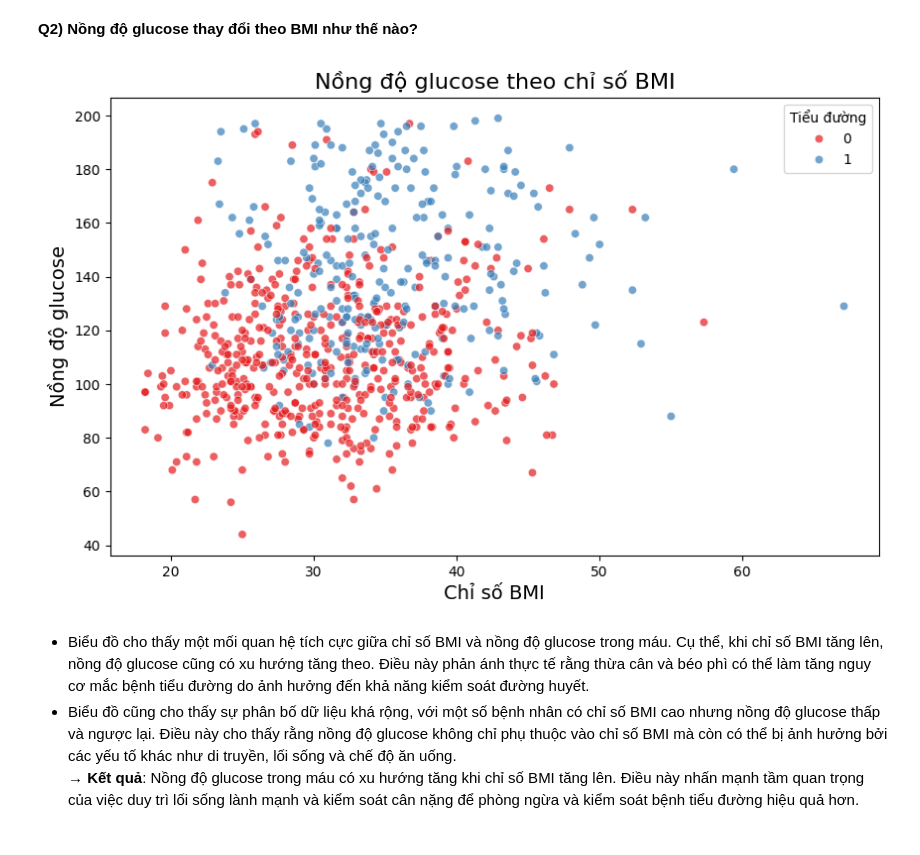
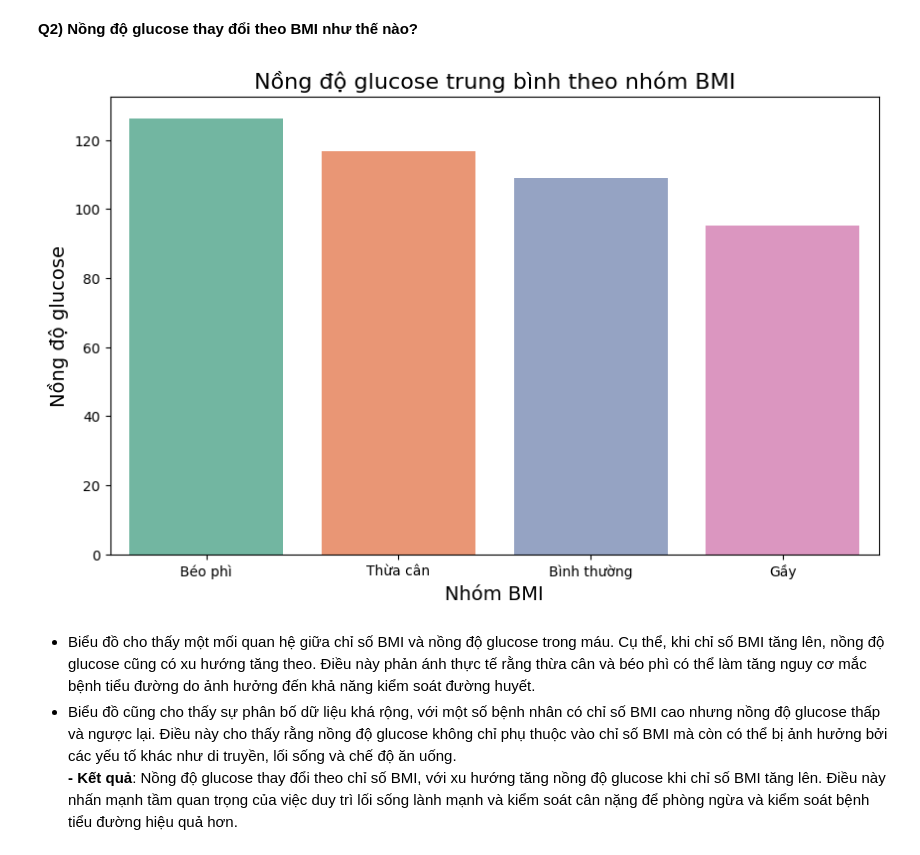
Before and after one commit to Mint0511/PTDL-25-26, a Jupyter notebook: code_ngan_(1-2).ipynb, the cells around one changed output. Saved outputs shown, nothing was run; the diff lists cells and outputs as text; code cells hidden in the pictures.

```diff
--- a/code_ngan_(1-2).ipynb
+++ b/code_ngan_(1-2).ipynb
@@ -594,17 +594,16 @@ plt.show()
 # %% [markdown]
 **Q2) Nồng độ glucose thay đổi theo BMI như thế nào?**
 # %%
-# Biểu đồ scatter plot thể hiện mối quan hệ giữa chỉ số BMI và nồng độ glucose trong máu, với màu sắc biểu thị tình trạng tiểu đường (Outcome).
+# Biểu đồ bar chart thể hiện nồng độ glucose trung bình theo nhóm BMI.
 plt.figure(figsize=(10, 6))
-sns.scatterplot(x='BMI', y='Glucose', hue='Outcome', data=df1, palette='Set1', alpha=0.7)
-plt.title('Nồng độ glucose theo chỉ số BMI', fontsize=16)
-plt.xlabel('Chỉ số BMI', fontsize=14)
+sns.barplot(x='BMI_Category', y='Glucose', data=df1, hue='BMI_Category', palette='Set2', legend=False, errorbar=None)
+plt.title('Nồng độ glucose trung bình theo nhóm BMI', fontsize=16)
+plt.xlabel('Nhóm BMI', fontsize=14)
 plt.ylabel('Nồng độ glucose', fontsize=14)
-plt.legend(title='Tiểu đường', loc='upper right')
 plt.show()
 # %% [output]
-[figure, old version]
+[figure, new version]
 # %% [markdown]
-- Biểu đồ cho thấy một mối quan hệ tích cực giữa chỉ số BMI và nồng độ glucose trong máu. Cụ thể, khi chỉ số BMI tăng lên, nồng độ glucose cũng có xu hướng tăng theo. Điều này phản ánh thực tế rằng thừa cân và béo phì có thể làm tăng nguy cơ mắc bệnh tiểu đường do ảnh hưởng đến khả năng kiểm soát đường huyết.
+- Biểu đồ cho thấy một mối quan hệ giữa chỉ số BMI và nồng độ glucose trong máu. Cụ thể, khi chỉ số BMI tăng lên, nồng độ glucose cũng có xu hướng tăng theo. Điều này phản ánh thực tế rằng thừa cân và béo phì có thể làm tăng nguy cơ mắc bệnh tiểu đường do ảnh hưởng đến khả năng kiểm soát đường huyết.
 - Biểu đồ cũng cho thấy sự phân bố dữ liệu khá rộng, với một số bệnh nhân có chỉ số BMI cao nhưng nồng độ glucose thấp và ngược lại. Điều này cho thấy rằng nồng độ glucose không chỉ phụ thuộc vào chỉ số BMI mà còn có thể bị ảnh hưởng bởi các yếu tố khác như di truyền, lối sống và chế độ ăn uống.
-→ **Kết quả**: Nồng độ glucose trong máu có xu hướng tăng khi chỉ số BMI tăng lên. Điều này nhấn mạnh tầm quan trọng của việc duy trì lối sống lành mạnh và kiểm soát cân nặng để phòng ngừa và kiểm soát bệnh tiểu đường hiệu quả hơn.
+**- Kết quả**: Nồng độ glucose thay đổi theo chỉ số BMI, với xu hướng tăng nồng độ glucose khi chỉ số BMI tăng lên. Điều này nhấn mạnh tầm quan trọng của việc duy trì lối sống lành mạnh và kiểm soát cân nặng để phòng ngừa và kiểm soát bệnh tiểu đường hiệu quả hơn.
```
Also changed, not shown: parts of 7 cells of this notebook.
